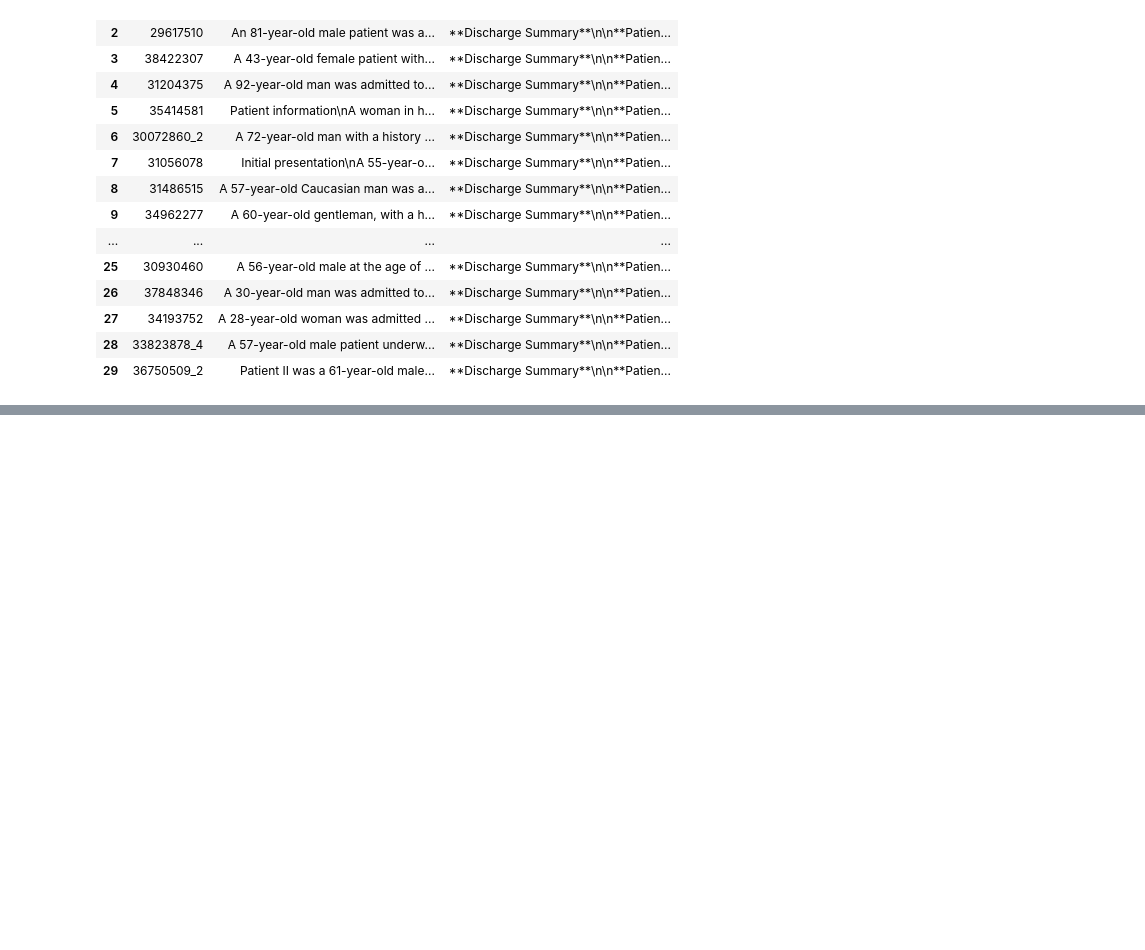
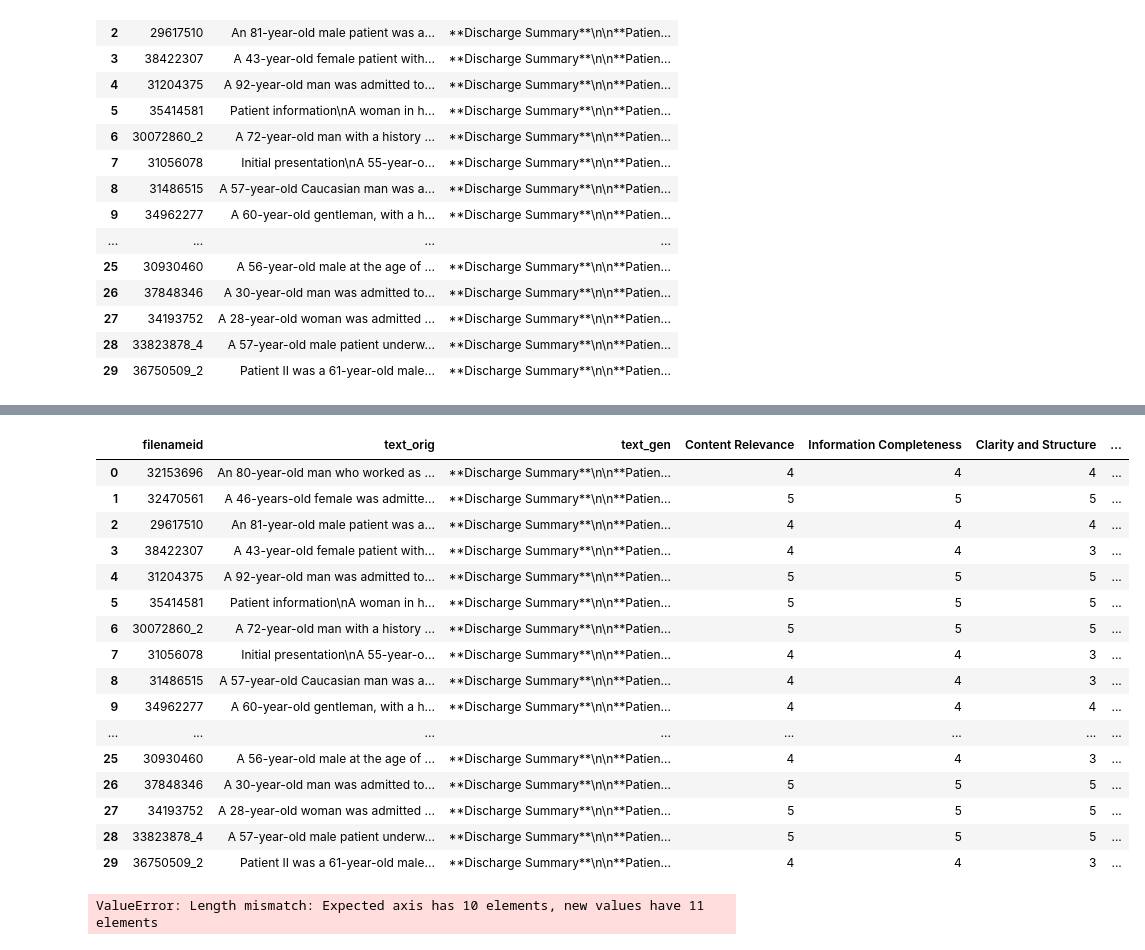
Before and after one commit to nlp4bia-bsc/MultiSynDS, a Jupyter notebook: nbs/generative/llama32_as_a_judge.ipynb, the cells around one changed output, grey strips where cells are left out. Saved outputs shown, nothing was run; the diff lists cells and outputs as text; code cells hidden in the pictures; blank space fills up the shorter version.

```diff
--- a/nbs/generative/llama32_as_a_judge.ipynb
+++ b/nbs/generative/llama32_as_a_judge.ipynb
@@ -187,0 +74,3 @@ evaluate_clinical_summaries(clinical_case, discharge_summary)
+# %%
+with open("utils/prompts/guidelines.txt", "r") as f:
+    guidelines = f.read()
@@ -191,4 +160,4 @@ tqdm.pandas()
 # %%
 import swifter
 # %%
-scores = sample_df.progress_apply(lambda x: evaluate_clinical_summaries(x["text_orig"], x["text_gen"]), axis=1)
+scores = sample_df.progress_apply(lambda x: evaluate_clinical_summaries(x["text_orig"], x["text_gen"], guidelines), axis=1)
@@ -196,7 +185,7 @@ scores = sample_df.progress_apply(lambda x: evaluate_clinical_summaries(x["text_
 import pandas as pd
 # %%
 
-sample_df_scores = pd.concat([sample_df, pd.DataFrame(scores.tolist())], axis=1).rename(columns={0: "scores"})
+sample_df_scores = pd.concat([sample_df, pd.DataFrame(scores.dropna().tolist())], axis=1).rename(columns={0: "scores"})
 # %%
 sample_df_scores.columns
 # %% [output]
@@ -230,0 +217,31 @@ sample_df_scores[sample_df_scores["Other comments on Generated/Original data sou
+# %%
+sample_df_scores
+# %% [output]
+|  | filenameid | text_orig | text_gen | Content Relevance | Information Completeness | Clarity and Structure | ... |
+| 0 | 32153696 | An 80-year-old man who worked as ... | **Discharge Summary**\n\n**Patien... | 4 | 4 | 4 | ... |
+| 1 | 32470561 | A 46-years-old female was admitte... | **Discharge Summary**\n\n**Patien... | 5 | 5 | 5 | ... |
+| 2 | 29617510 | An 81-year-old male patient was a... | **Discharge Summary**\n\n**Patien... | 4 | 4 | 4 | ... |
+| 3 | 38422307 | A 43-year-old female patient with... | **Discharge Summary**\n\n**Patien... | 4 | 4 | 3 | ... |
+| 4 | 31204375 | A 92-year-old man was admitted to... | **Discharge Summary**\n\n**Patien... | 5 | 5 | 5 | ... |
+| 5 | 35414581 | Patient information\nA woman in h... | **Discharge Summary**\n\n**Patien... | 5 | 5 | 5 | ... |
+| 6 | 30072860_2 | A 72-year-old man with a history ... | **Discharge Summary**\n\n**Patien... | 5 | 5 | 5 | ... |
+| 7 | 31056078 | Initial presentation\nA 55-year-o... | **Discharge Summary**\n\n**Patien... | 4 | 4 | 3 | ... |
+| 8 | 31486515 | A 57-year-old Caucasian man was a... | **Discharge Summary**\n\n**Patien... | 4 | 4 | 3 | ... |
+| 9 | 34962277 | A 60-year-old gentleman, with a h... | **Discharge Summary**\n\n**Patien... | 4 | 4 | 4 | ... |
+| ... | ... | ... | ... | ... | ... | ... | ... |
+| 25 | 30930460 | A 56-year-old male at the age of ... | **Discharge Summary**\n\n**Patien... | 4 | 4 | 3 | ... |
+| 26 | 37848346 | A 30-year-old man was admitted to... | **Discharge Summary**\n\n**Patien... | 5 | 5 | 5 | ... |
+| 27 | 34193752 | A 28-year-old woman was admitted ... | **Discharge Summary**\n\n**Patien... | 5 | 5 | 5 | ... |
+| 28 | 33823878_4 | A 57-year-old male patient underw... | **Discharge Summary**\n\n**Patien... | 5 | 5 | 5 | ... |
+| 29 | 36750509_2 | Patient II was a 61-year-old male... | **Discharge Summary**\n\n**Patien... | 4 | 4 | 3 | ... |
+# %%
+df_eval_p1 = pd.read_csv("output/samples/en/phase_1/human_eval.csv")
+df_eval_p1 = df_eval_p1.iloc[:, 3:-1]
+df_eval_p1.columns = ["filenameid", 'Content Relevance', 'Information Completeness', 'Clarity and Structure', 'Content Accuracy',\
+       'Hallucinations', 'Impact of Hallucinations', 'Relevance to Practice', 'Overall Quality',\
+       'Positive/Negative highlights of generation process', 'Other comments on Generated/Original data sources'\
+       ]
+
+df_eval_p1
+# %% [output]
+ValueError: Length mismatch: Expected axis has 10 elements, new values have 11 elements
```
Also changed, not shown: parts of 8 cells of this notebook, 2 other files.
